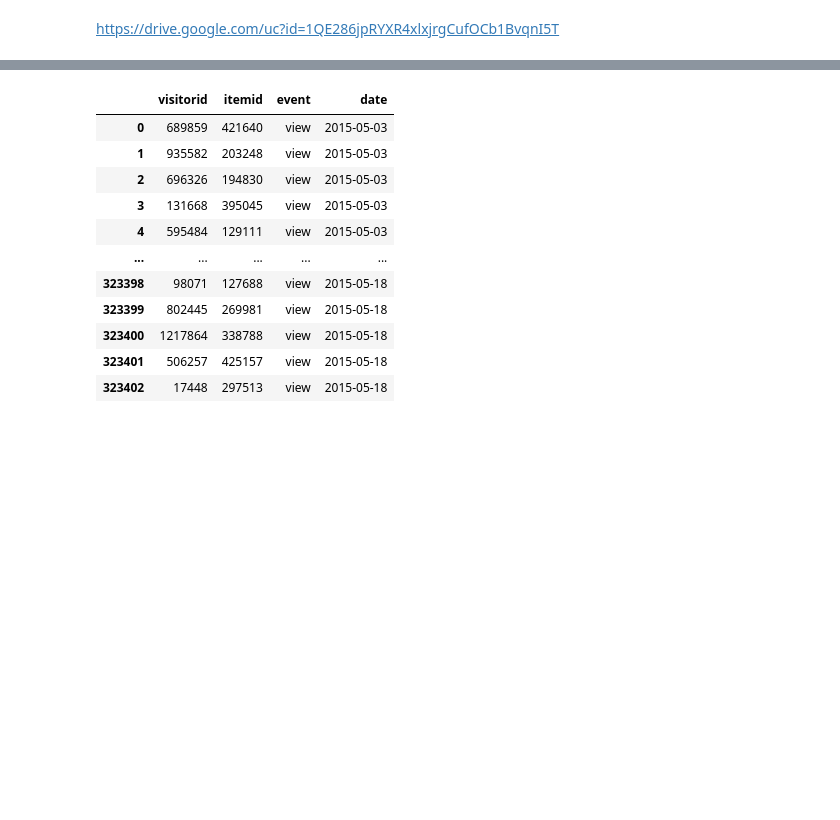
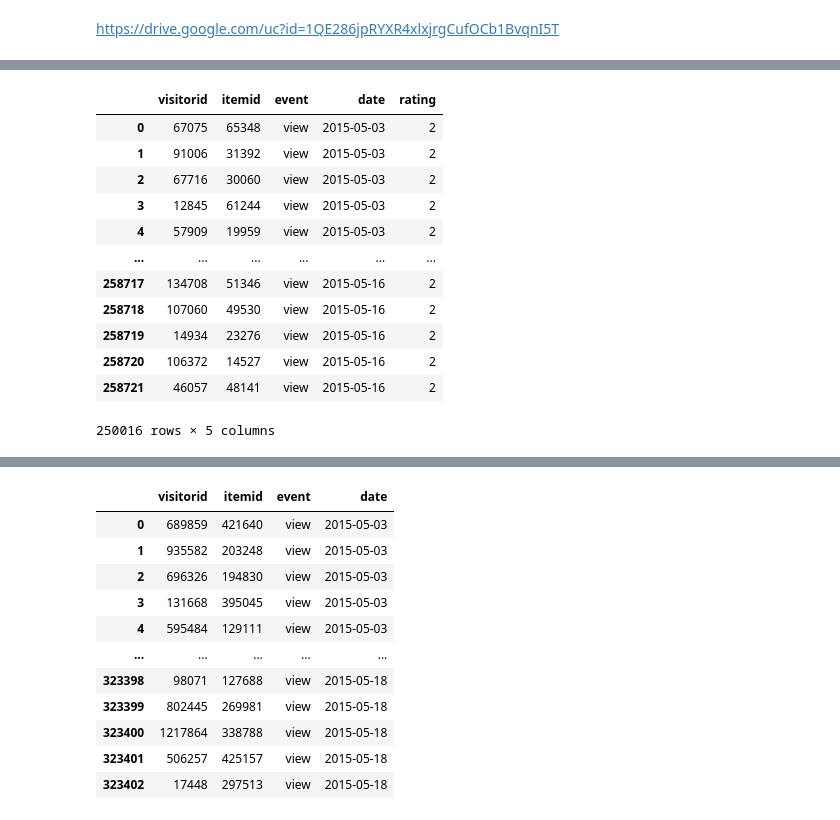
Before and after one commit to iqra0908/590-Final-Project, a Jupyter notebook: RetailRocket_Final_Project.ipynb, the cells around one changed output, grey strips where cells are left out. Drawn from its saved outputs; the diff is of its cells as text; code cells hidden in the pictures; blank space fills up the shorter version.

```diff
--- a/RetailRocket_Final_Project.ipynb
+++ b/RetailRocket_Final_Project.ipynb
@@ -338,3 +372,19 @@ Requirement already satisfied: dm-tree in /usr/local/lib/python3.8/dist-packages
+# %%
+events_train[events_train.event=='view']
+# %% [output]
+|  | visitorid | itemid | event | date | rating |
+| 0 | 67075 | 65348 | view | 2015-05-03 | 2 |
+| 1 | 91006 | 31392 | view | 2015-05-03 | 2 |
+| 2 | 67716 | 30060 | view | 2015-05-03 | 2 |
+| 3 | 12845 | 61244 | view | 2015-05-03 | 2 |
+| 4 | 57909 | 19959 | view | 2015-05-03 | 2 |
+| ... | ... | ... | ... | ... | ... |
+| 258717 | 134708 | 51346 | view | 2015-05-16 | 2 |
+| 258718 | 107060 | 49530 | view | 2015-05-16 | 2 |
+| 258719 | 14934 | 23276 | view | 2015-05-16 | 2 |
+| 258720 | 106372 | 14527 | view | 2015-05-16 | 2 |
+| 258721 | 46057 | 48141 | view | 2015-05-16 | 2 |
+250016 rows × 5 columns
 # %%
 !python 'Scripts/Retail_Rocket/SA2C.py' --model=GRU --data='Datasets/RetailRocket' --epoch=5
 # %% [output]
```
Also changed, not shown: parts of 13 cells of this notebook, 4 other files.
